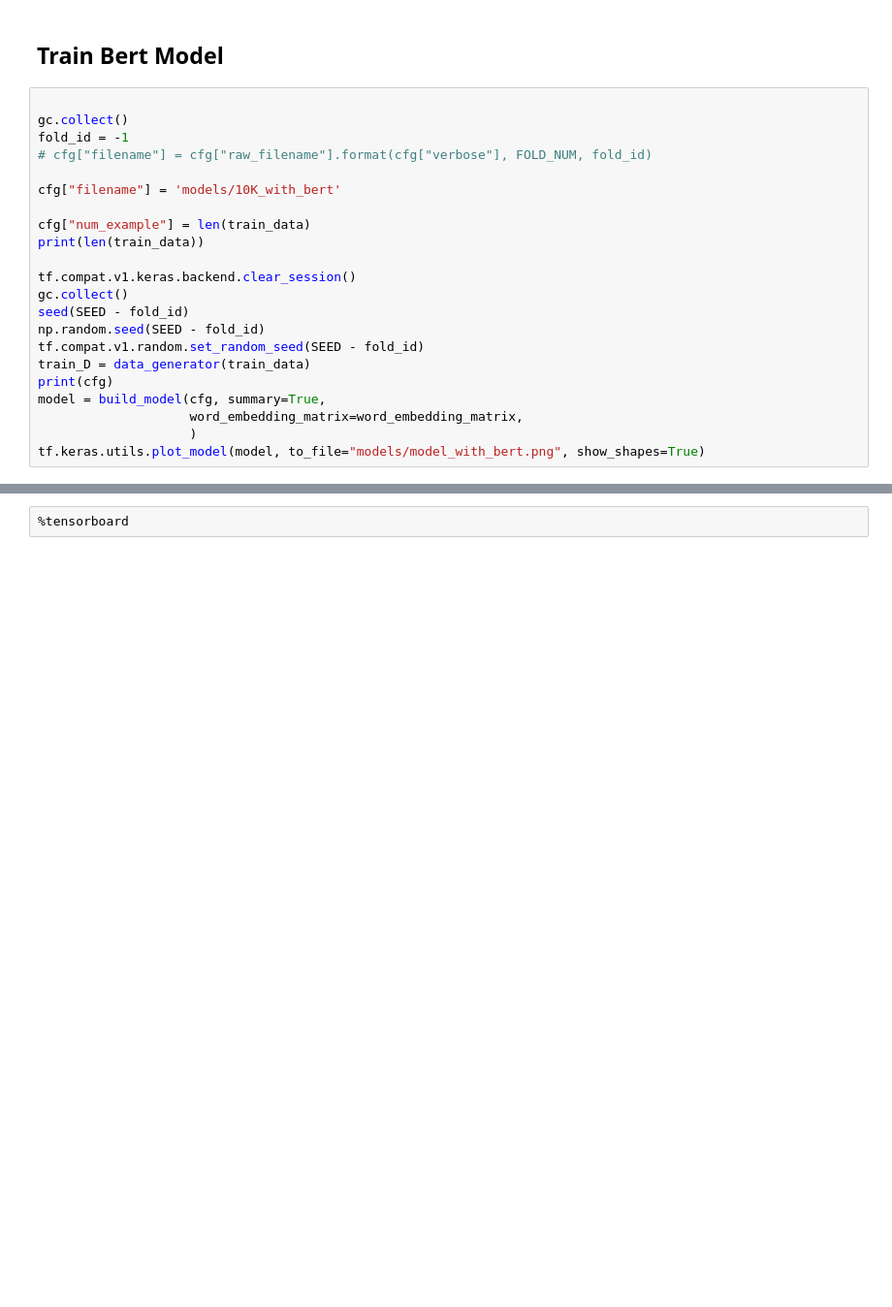
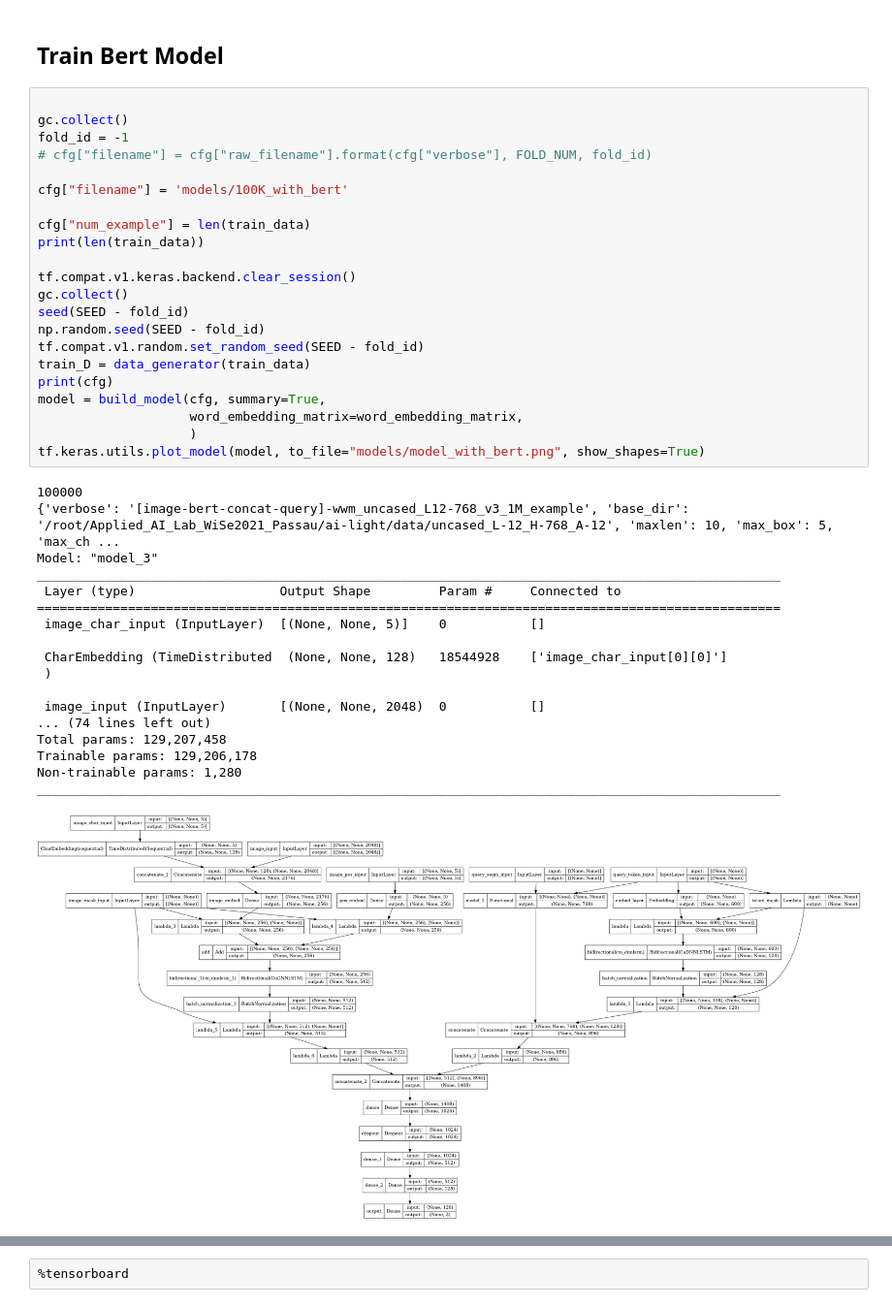
Before and after one commit to yasserotiefy/Applied_AI_Lab_WiSe2021_Passau, a Jupyter notebook: ai-light/experiments.ipynb, the cells around one changed output, grey strips where cells are left out. Shown at 97% size. Drawn from its saved outputs; the diff is of its cells as text; blank space fills up the shorter version.

```diff
--- a/ai-light/experiments.ipynb
+++ b/ai-light/experiments.ipynb
@@ -841,24 +928,43 @@ sub.head(5)
 # %%
 
 gc.collect()
 fold_id = -1
 # cfg["filename"] = cfg["raw_filename"].format(cfg["verbose"], FOLD_NUM, fold_id)
 
-cfg["filename"] = 'models/10K_with_bert'
+cfg["filename"] = 'models/100K_with_bert'
 
 cfg["num_example"] = len(train_data)
 print(len(train_data))
 
 tf.compat.v1.keras.backend.clear_session()
 gc.collect()
 seed(SEED - fold_id)
 np.random.seed(SEED - fold_id)
 tf.compat.v1.random.set_random_seed(SEED - fold_id)
 train_D = data_generator(train_data)
 print(cfg)
 model = build_model(cfg, summary=True,
                     word_embedding_matrix=word_embedding_matrix,
                     )
 tf.keras.utils.plot_model(model, to_file="models/model_with_bert.png", show_shapes=True)
+# %% [output]
+100000
+{'verbose': '[image-bert-concat-query]-wwm_uncased_L12-768_v3_1M_example', 'base_dir': '/root/Applied_AI_Lab_WiSe2021_Passau/ai-light/data/uncased_L-12_H-768_A-12', 'maxlen': 10, 'max_box': 5, 'max_ch ...
+Model: "model_3"
+__________________________________________________________________________________________________
+ Layer (type)                   Output Shape         Param #     Connected to
+==================================================================================================
+ image_char_input (InputLayer)  [(None, None, 5)]    0           []
+
+ CharEmbedding (TimeDistributed  (None, None, 128)   18544928    ['image_char_input[0][0]']
+ )
+
+ image_input (InputLayer)       [(None, None, 2048)  0           []
+... (74 lines left out)
+Total params: 129,207,458
+Trainable params: 129,206,178
+Non-trainable params: 1,280
+__________________________________________________________________________________________________
+[figure, added]
 # %%
 evaluator = Evaluate(filename=cfg["filename"])
```
Also changed, not shown: parts of 4 cells of this notebook, 1 other file.
